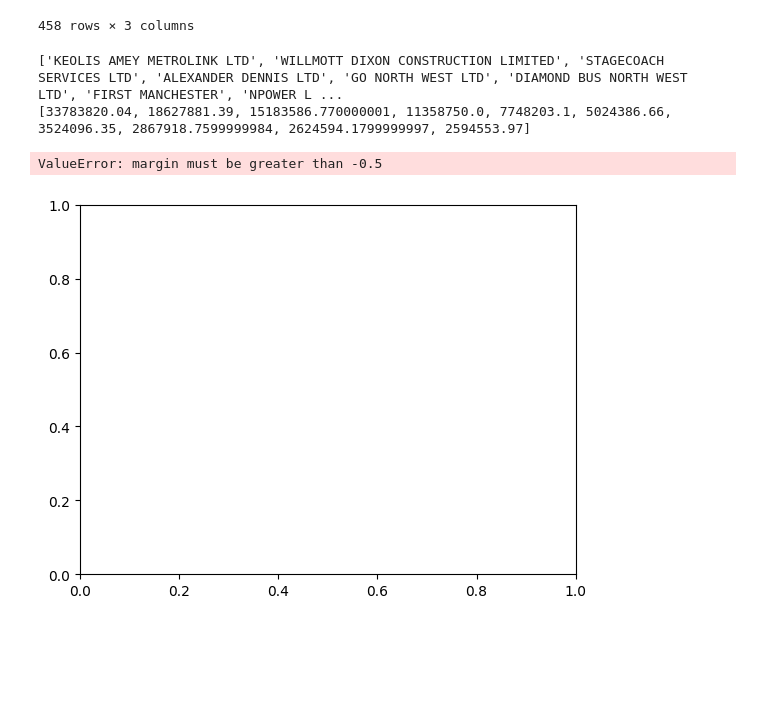
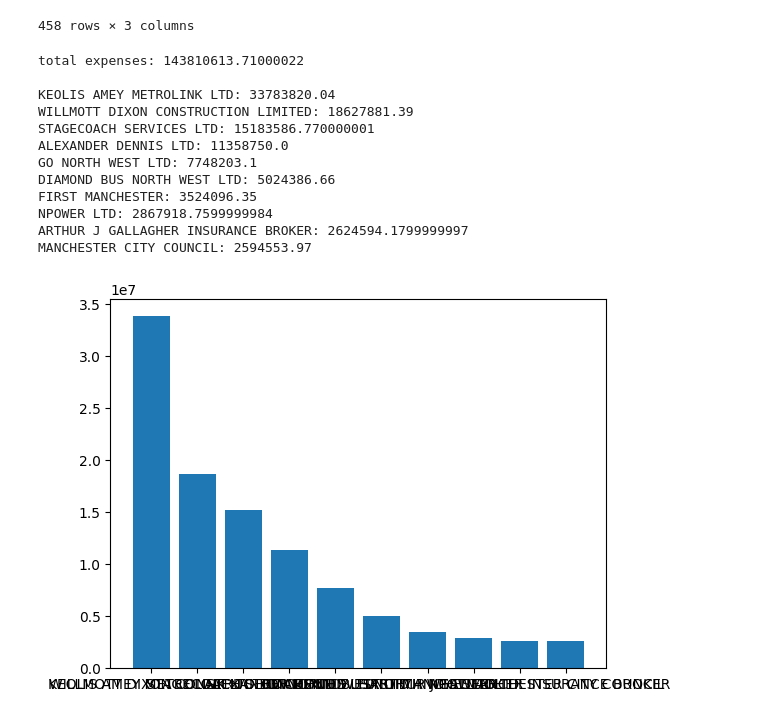
Before and after one commit to RamiYasir/I-Like-Trains, a Jupyter notebook: analysis.ipynb, the cells around one changed output. Drawn from its saved outputs; the diff is of its cells as text; code cells hidden in the pictures; blank space fills up the shorter version.

Commit message:
print map of top 10 suppliers expenses

```diff
--- a/analysis.ipynb
+++ b/analysis.ipynb
@@ -77,22 +77,41 @@ display(suppliers_sorted_by_expense)
 # %%
 suppliers_list = []
 expenses_list = []
 
+# populate lists
 i = 0
 while i < 10:
     row = suppliers_sorted_by_expense.iloc[i]
     suppliers_list.append(row["Supplier"])
     expenses_list.append(row["Expense"])
     i += 1
 
-print(suppliers_list)
-print(expenses_list)
+# create map for easier reading while getting matplotlib to work
+i = 0
+suppliers_map = {}
+while i < 10:
+    suppliers_map[suppliers_list[i]] = expenses_list[i]
+    i += 1
 
-plt.margins(x=0)
+# print total expenses and top 10 supplier expenses
+print(f"total expenses: {total_expenses(df)} \n")
+for key in suppliers_map:
+    print(f"{key}: {suppliers_map[key]}")
+
+# plot ugly bar chart
 plt.bar(suppliers_list, expenses_list)
 plt.show()
 # %% [output]
-['KEOLIS AMEY METROLINK LTD', 'WILLMOTT DIXON CONSTRUCTION LIMITED', 'STAGECOACH SERVICES LTD', 'ALEXANDER DENNIS LTD', 'GO NORTH WEST LTD', 'DIAMOND BUS NORTH WEST LTD', 'FIRST MANCHESTER', 'NPOWER L ...
-[33783820.04, 18627881.39, 15183586.770000001, 11358750.0, 7748203.1, 5024386.66, 3524096.35, 2867918.7599999984, 2624594.1799999997, 2594553.97]
+total expenses: 143810613.71000022
+
+KEOLIS AMEY METROLINK LTD: 33783820.04
+WILLMOTT DIXON CONSTRUCTION LIMITED: 18627881.39
+STAGECOACH SERVICES LTD: 15183586.770000001
+ALEXANDER DENNIS LTD: 11358750.0
+GO NORTH WEST LTD: 7748203.1
+DIAMOND BUS NORTH WEST LTD: 5024386.66
+FIRST MANCHESTER: 3524096.35
+NPOWER LTD: 2867918.7599999984
+ARTHUR J GALLAGHER INSURANCE BROKER: 2624594.1799999997
+MANCHESTER CITY COUNCIL: 2594553.97
-ValueError: margin must be greater than -0.5
-[figure, old version]
+[figure, new version]
```
Also changed, not shown: parts of 1 cell of this notebook.
